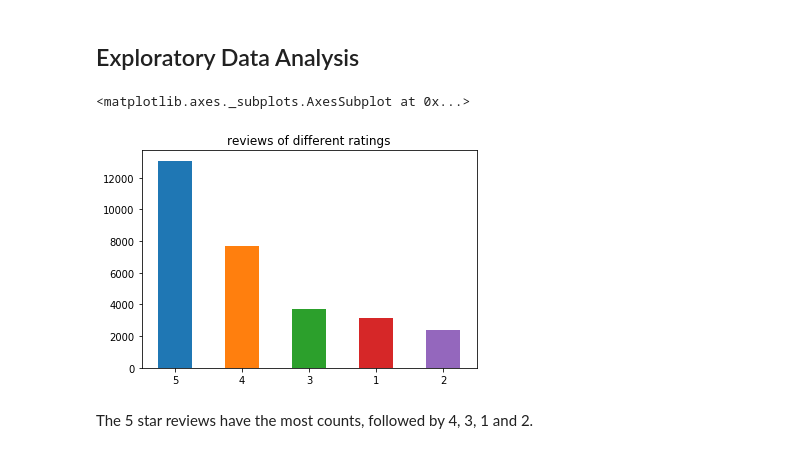
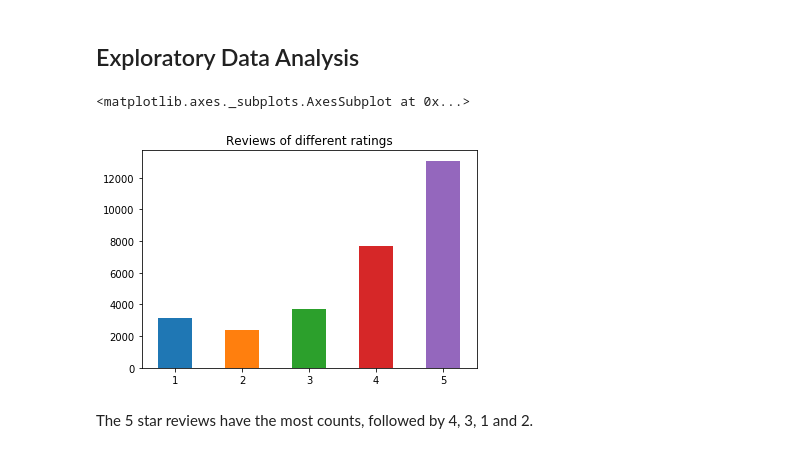
Before and after one commit to forheart81/Data-Science, a Jupyter notebook: Sentiment Analysis of the Yelp Reviews.ipynb, the cells around one changed output. Drawn from its saved outputs; the diff is of its cells as text; code cells hidden in the pictures.

```diff
--- a/Sentiment Analysis of the Yelp Reviews.ipynb
+++ b/Sentiment Analysis of the Yelp Reviews.ipynb
@@ -124,11 +132,11 @@ review.head()
 # %% [markdown]
 ## Exploratory Data Analysis
 # %%
-rating = review['stars'].value_counts()
-rating.plot(kind='bar', title = 'reviews of different ratings', rot=0)
+rating = review['stars'].value_counts(sort=False)
+rating.plot(kind='bar', title = 'Reviews of different ratings', rot=0)
 # %% [output]
 <matplotlib.axes._subplots.AxesSubplot at 0x...>
-[figure, old version]
+[figure, new version]
 # %% [markdown]
 The 5 star reviews have the most counts, followed by 4, 3, 1 and 2.
 # %%
```
Also changed, not shown: parts of 103 cells of this notebook.
